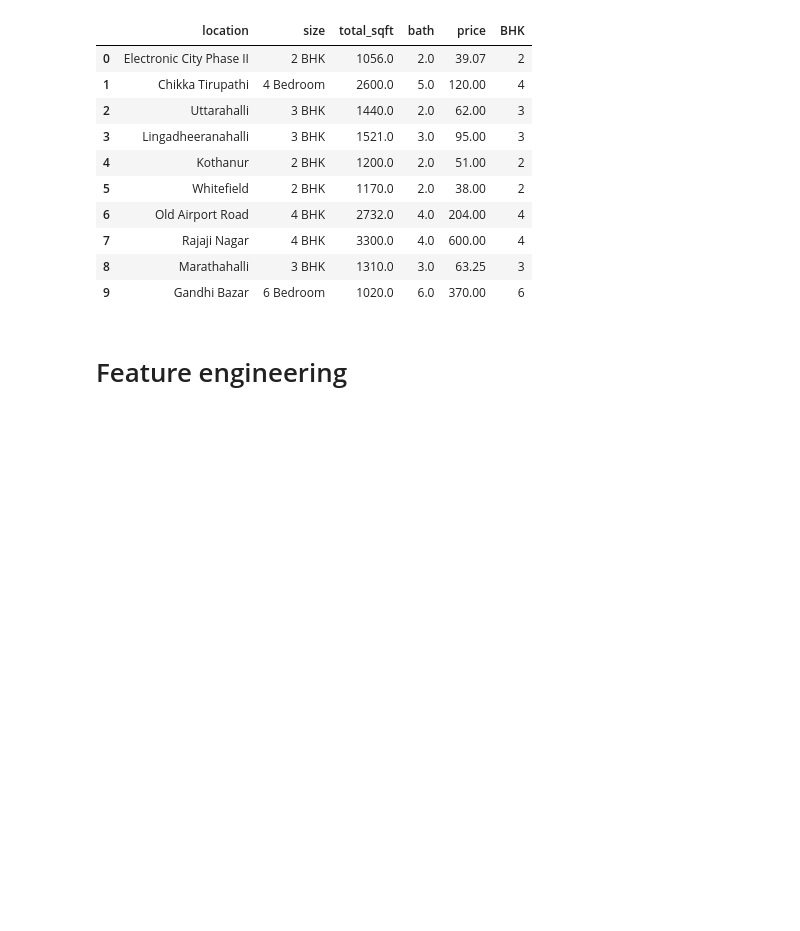
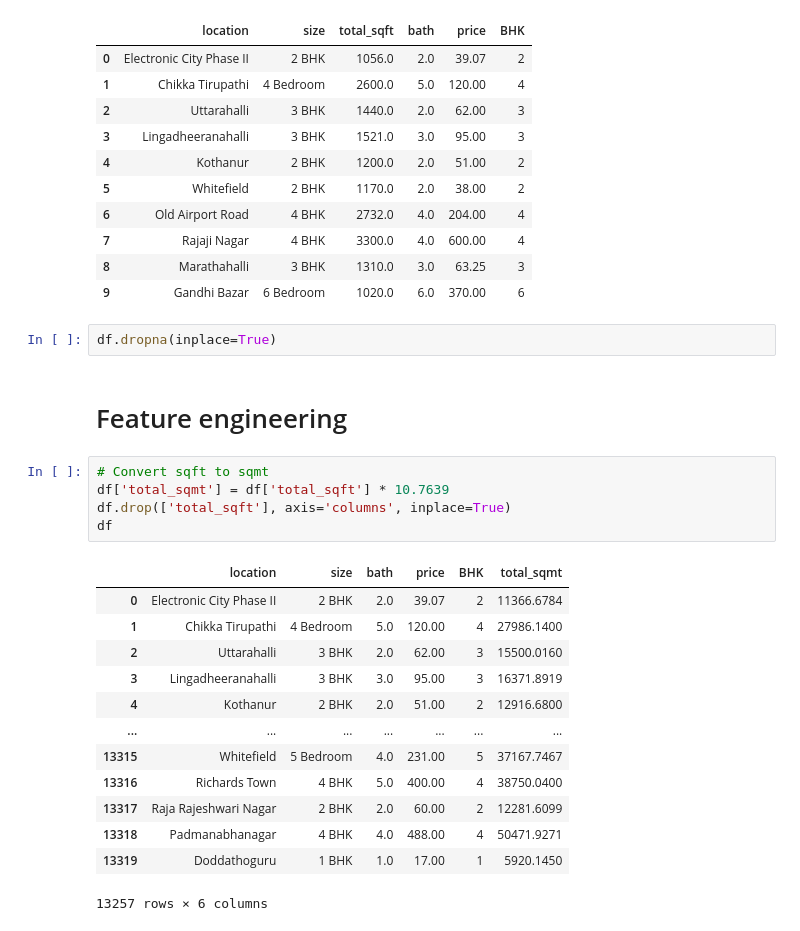
Before and after one commit to daidan3k/LearningAI, a Jupyter notebook: projects/01-real-state-price-prediction.ipynb, the cells around one changed output. Saved outputs shown, nothing was run; the diff lists cells and outputs as text; blank space fills up the shorter version.

```diff
--- a/projects/01-real-state-price-prediction.ipynb
+++ b/projects/01-real-state-price-prediction.ipynb
@@ -205,8 +205,29 @@ df.head(10)
 | 7 | Rajaji Nagar | 4 BHK | 3300.0 | 4.0 | 600.00 | 4 |
 | 8 | Marathahalli | 3 BHK | 1310.0 | 3.0 | 63.25 | 3 |
 | 9 | Gandhi Bazar | 6 Bedroom | 1020.0 | 6.0 | 370.00 | 6 |
+# %%
+df.dropna(inplace=True)
 # %% [markdown]
 # Feature engineering
+# %%
+# Convert sqft to sqmt
+df['total_sqmt'] = df['total_sqft'] * 10.7639
+df.drop(['total_sqft'], axis='columns', inplace=True)
+df
+# %% [output]
+|  | location | size | bath | price | BHK | total_sqmt |
+| 0 | Electronic City Phase II | 2 BHK | 2.0 | 39.07 | 2 | 11366.6784 |
+| 1 | Chikka Tirupathi | 4 Bedroom | 5.0 | 120.00 | 4 | 27986.1400 |
+| 2 | Uttarahalli | 3 BHK | 2.0 | 62.00 | 3 | 15500.0160 |
+| 3 | Lingadheeranahalli | 3 BHK | 3.0 | 95.00 | 3 | 16371.8919 |
+| 4 | Kothanur | 2 BHK | 2.0 | 51.00 | 2 | 12916.6800 |
+| ... | ... | ... | ... | ... | ... | ... |
+| 13315 | Whitefield | 5 Bedroom | 4.0 | 231.00 | 5 | 37167.7467 |
+| 13316 | Richards Town | 4 BHK | 5.0 | 400.00 | 4 | 38750.0400 |
+| 13317 | Raja Rajeshwari Nagar | 2 BHK | 2.0 | 60.00 | 2 | 12281.6099 |
+| 13318 | Padmanabhanagar | 4 BHK | 4.0 | 488.00 | 4 | 50471.9271 |
+| 13319 | Doddathoguru | 1 BHK | 1.0 | 17.00 | 1 | 5920.1450 |
+13257 rows × 6 columns
 # %%
 # Convert Lakh Rupees to Euros
 df['price'] = df['price'] * 100000 * 0.011
```
Also changed, not shown: parts of 9 cells of this notebook.
